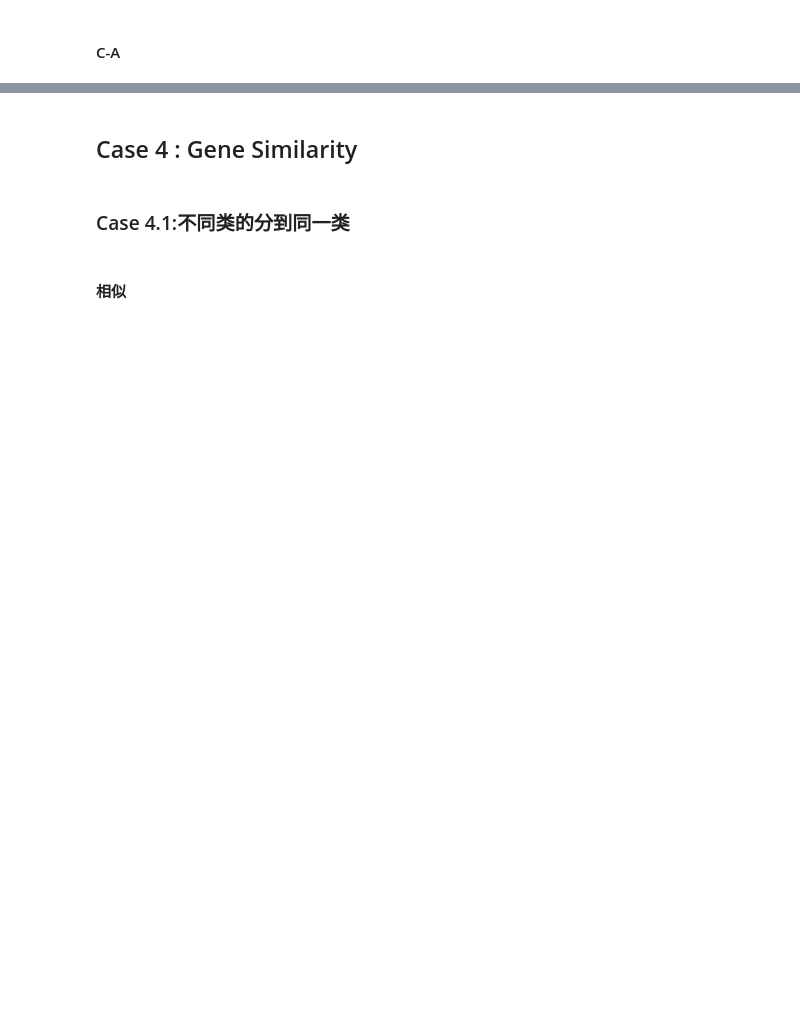
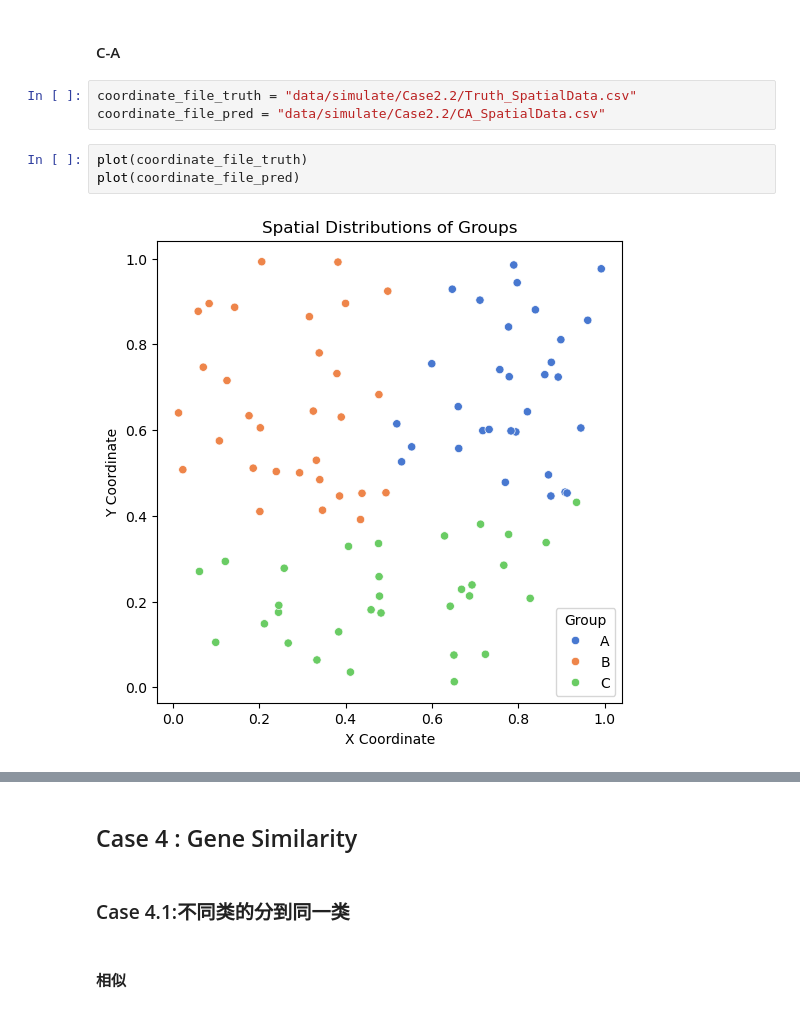
Before and after one commit to YihDu/Spatial-Group-Discrepancy, a Jupyter notebook: Cases.ipynb, the cells around one changed output, grey strips where cells are left out. Drawn from its saved outputs; the diff is of its cells as text; blank space fills up the shorter version.

```diff
--- a/Cases.ipynb
+++ b/Cases.ipynb
@@ -125,2 +175,10 @@ type B is more serious than type C
 # %% [markdown]
 #### C-A
+# %%
+coordinate_file_truth = "data/simulate/Case2.2/Truth_SpatialData.csv"
+coordinate_file_pred = "data/simulate/Case2.2/CA_SpatialData.csv"
+# %%
+plot(coordinate_file_truth)
+plot(coordinate_file_pred)
+# %% [output]
+[figure, added]
```
Also changed, not shown: parts of 24 cells of this notebook, 16 other files.
